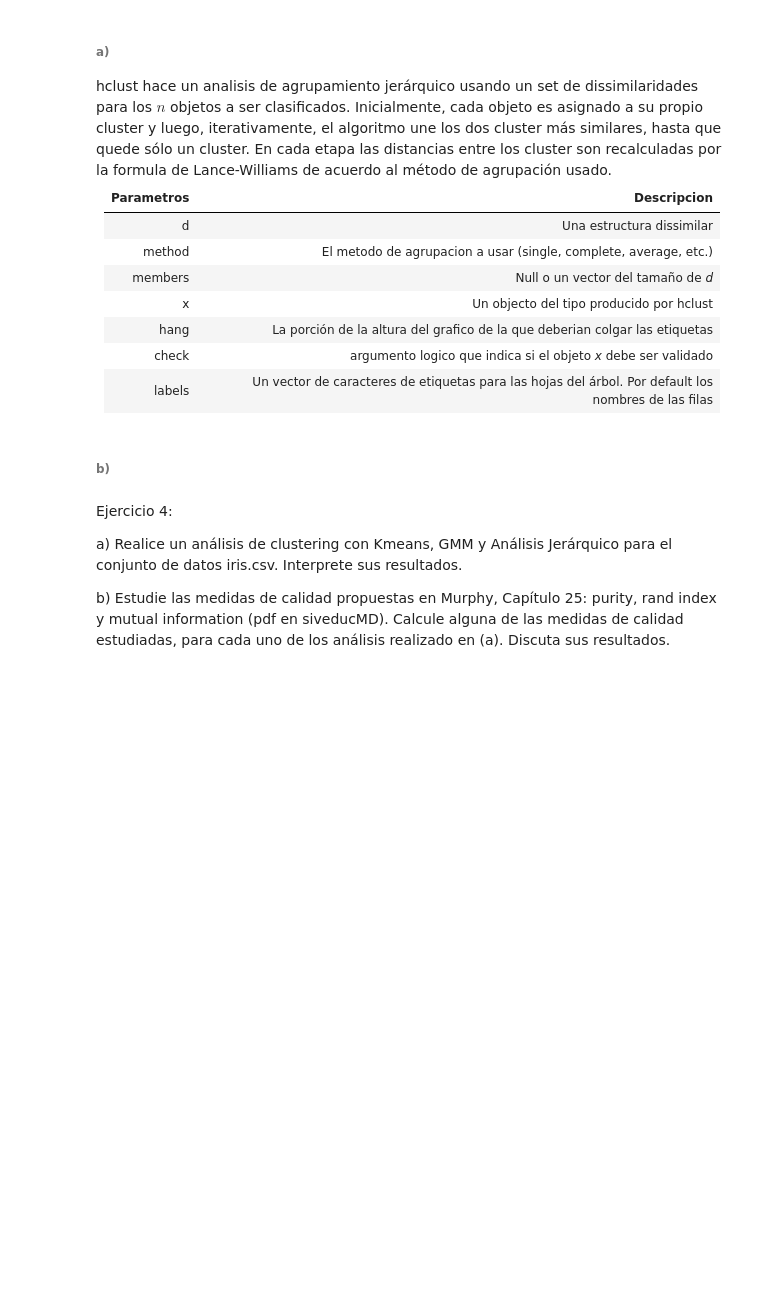
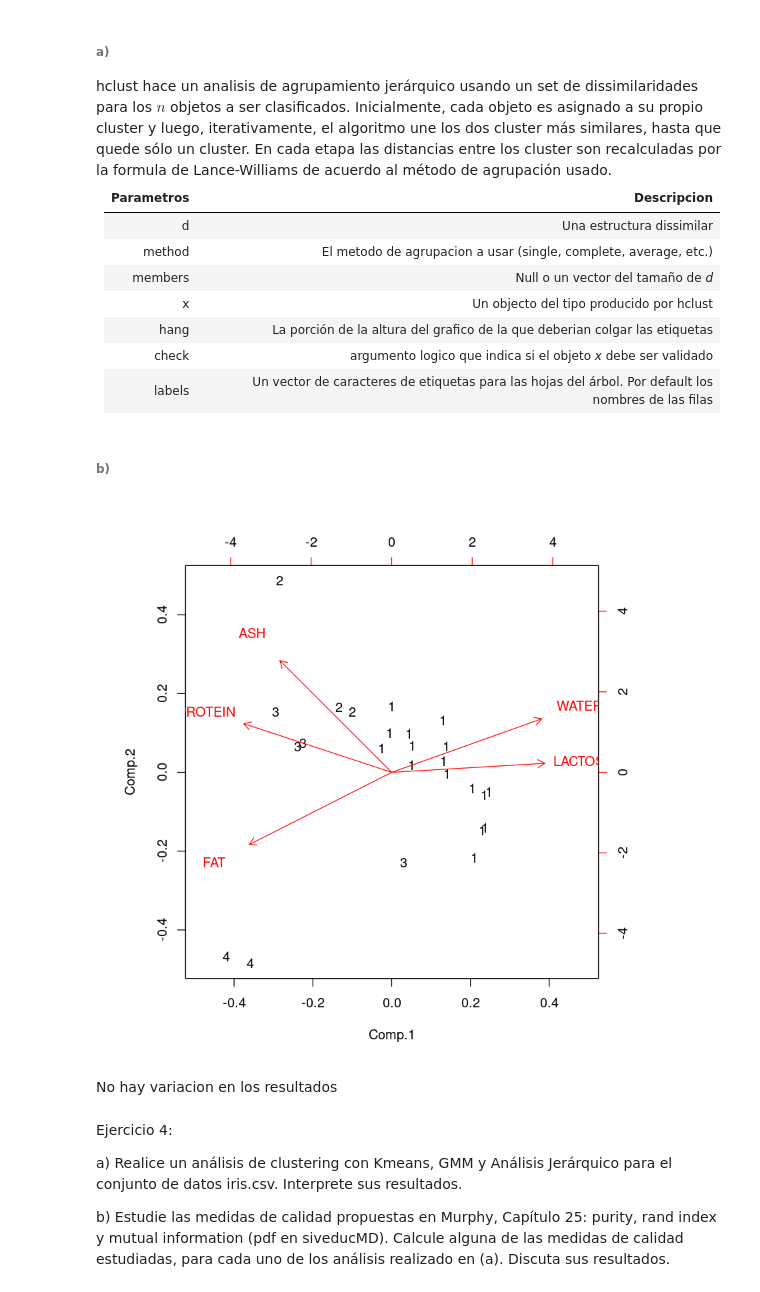
Before and after one commit to eduvera/INFO257_IA, a Jupyter notebook: unidad2/Clustering/Clustering_Notebook2.ipynb, the cells around one changed output. Cells and saved outputs as stored; diff of their text form; code cells hidden in the pictures; blank space fills up the shorter version.

```diff
--- a/unidad2/Clustering/Clustering_Notebook2.ipynb
+++ b/unidad2/Clustering/Clustering_Notebook2.ipynb
@@ -195,6 +193,15 @@ hclust hace un analisis de agrupamiento jerárquico usando un set de dissimilari
 |labels|Un vector de caracteres de etiquetas para las hojas del árbol. Por default los nombres de las filas|
 # %% [markdown]
 <h6>b)</h6>
+# %%
+#C)
+
+res3 <- hclust(dist(datos), method='complete')
+biplot(res, xlabs= cutree(res3,4))
+# %% [output]
+[figure, added]
+# %% [markdown]
+No hay variacion en los resultados
 # %% [markdown]
 Ejercicio 4:
 
```
Also changed, not shown: parts of 6 cells of this notebook.
